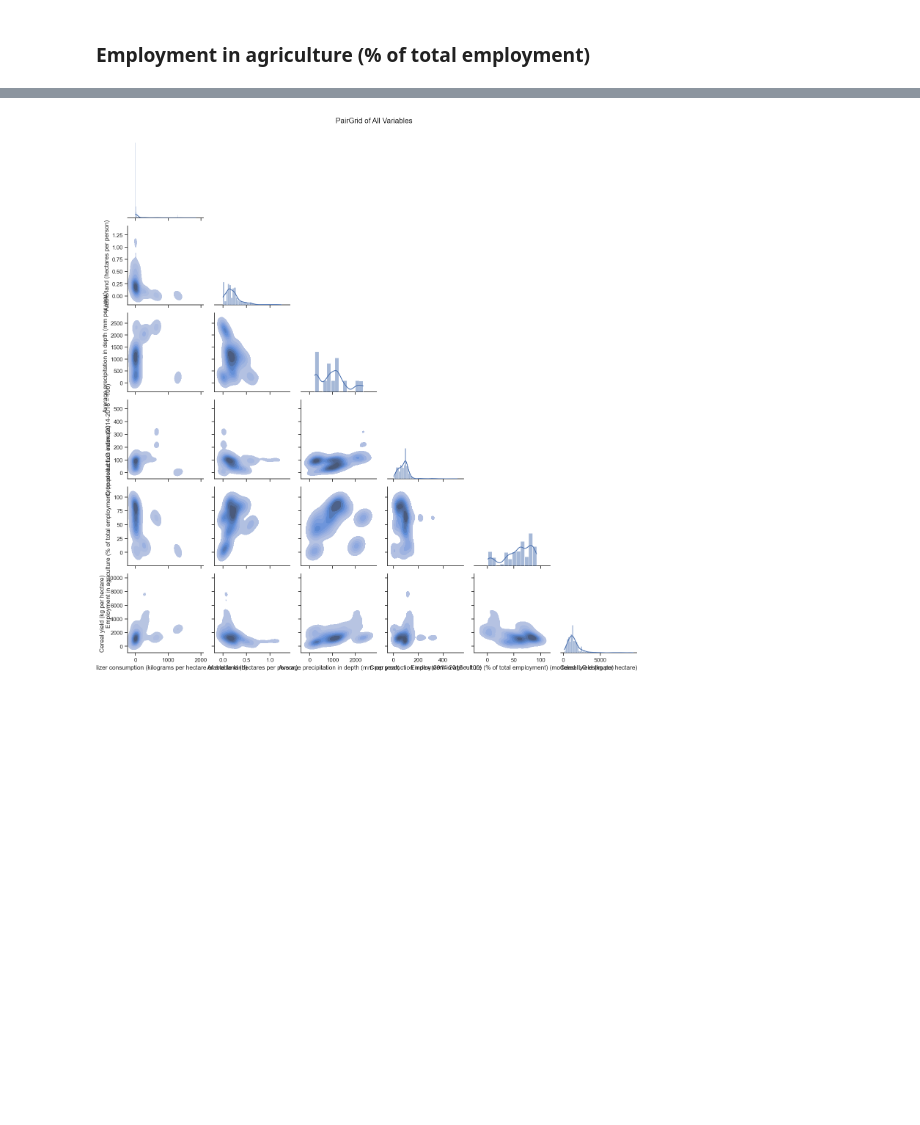
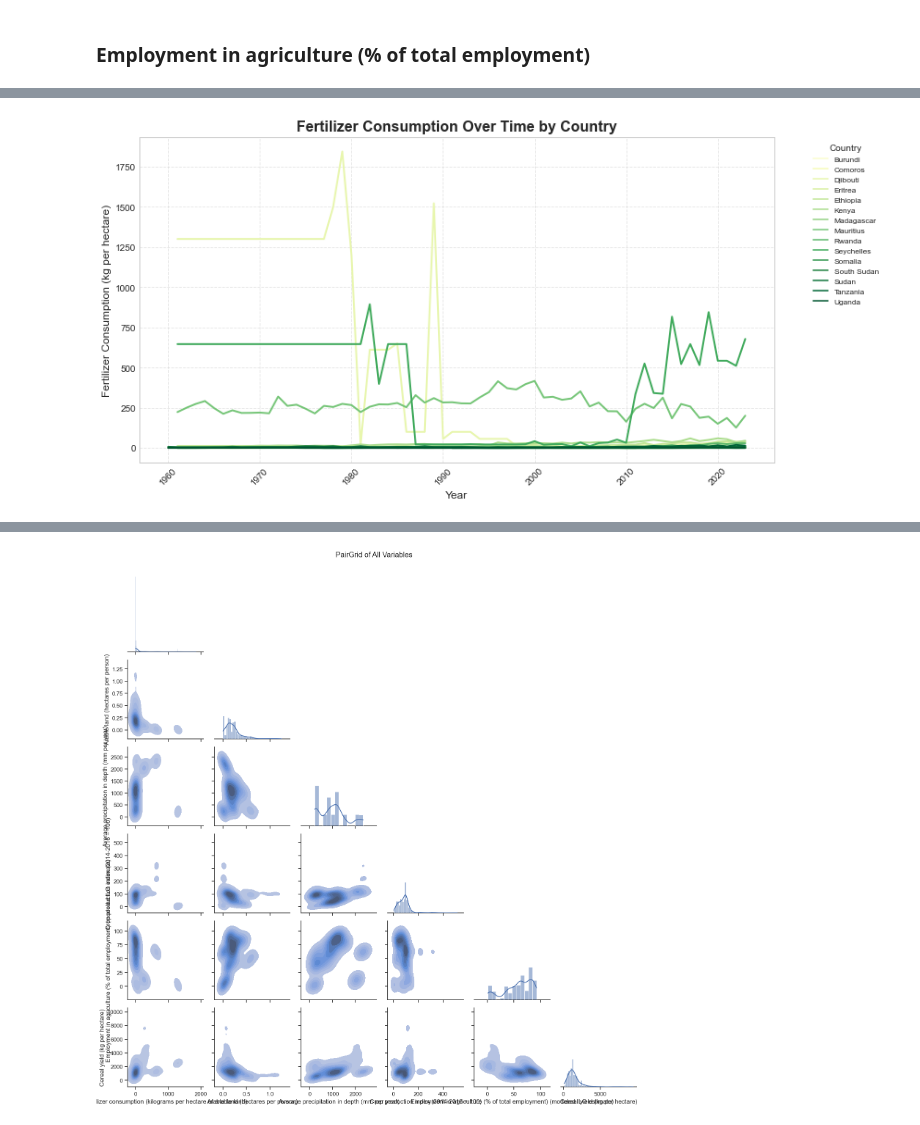
Before and after one commit to Rodgerdev/east-africa-fertilizer-project, a Jupyter notebook: east_africa_proj.ipynb, the cells around one changed output, grey strips where cells are left out. Saved outputs shown, nothing was run; the diff lists cells and outputs as text; code cells hidden in the pictures; blank space fills up the shorter version.

```diff
--- a/east_africa_proj.ipynb
+++ b/east_africa_proj.ipynb
@@ -587,0 +687,22 @@ plt.show()
+# %%
+# Fertilizer Consumption Over Time by Country
+plt.figure(figsize=(12, 6))
+sns.lineplot(
+    data=df,
+    x='year',
+    y='Fertilizer consumption (kilograms per hectare of arable land)',
+    hue='country_name',
+    palette='YlGn',  # green-themed palette for agriculture
+    linewidth=2
+)
+
+plt.title('Fertilizer Consumption Over Time by Country', fontsize=16, weight='bold')
+plt.xlabel('Year', fontsize=12)
+plt.ylabel('Fertilizer Consumption (kg per hectare)', fontsize=12)
+plt.xticks(rotation=45)
+plt.grid(True, linestyle='--', alpha=0.5)
+plt.legend(title='Country', bbox_to_anchor=(1.05, 1), loc='upper left', fontsize='small')
+plt.tight_layout()
+plt.show()
+# %% [output]
+[figure, added]
```
Also changed, not shown: parts of 35 cells of this notebook.
